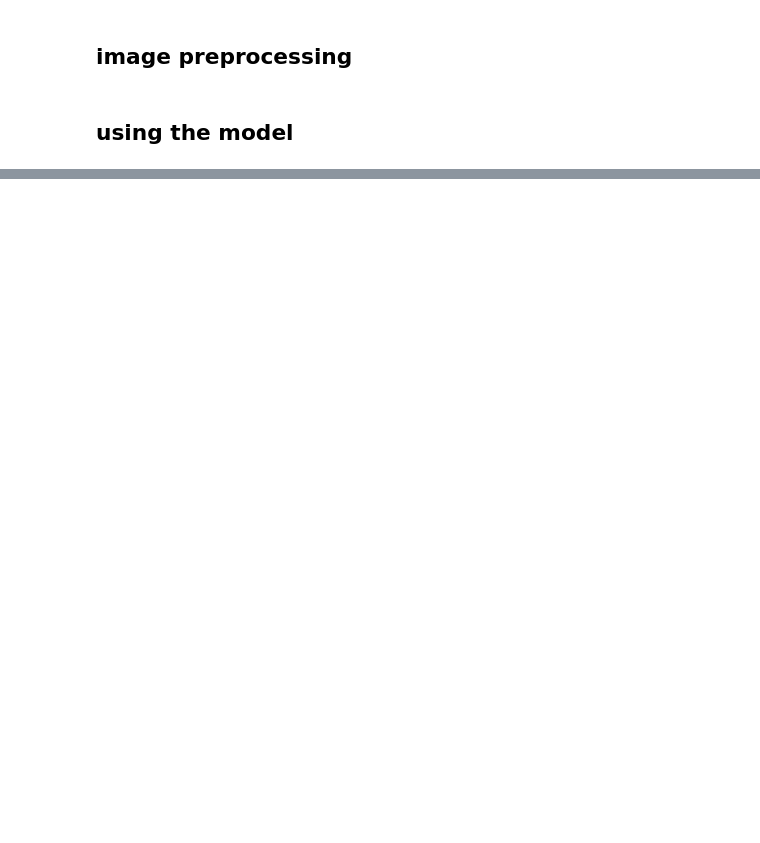
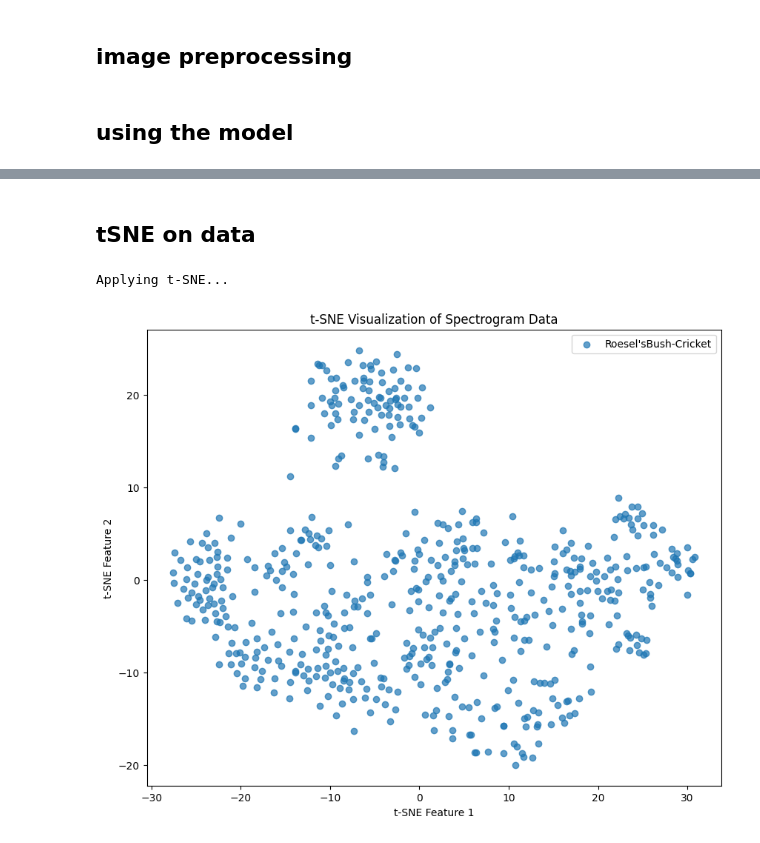
Before and after one commit to HarryHanson01/Automated-Orthoptera-bioacoustics-recognition-program, a Jupyter notebook: UsingTrainedModel.ipynb, the cells around one changed output, grey strips where cells are left out. Cells and saved outputs as stored; diff of their text form; code cells hidden in the pictures; blank space fills up the shorter version.

```diff
--- a/UsingTrainedModel.ipynb
+++ b/UsingTrainedModel.ipynb
@@ -122,8 +124,8 @@ class CNNModel(nn.Module):
         return x
 # %%
 # Load the model
-model = CNNModel(6) # number of classess
-model.load_state_dict(torch.load('cnn_grasshopper_cricket_classifier.pth'))
+model = CNNModel(5) # number of classess
+model.load_state_dict(torch.load('cnn_grasshopper_cricket_classifier_26-02-2025.pth'))
 model.eval()
 # %% [output]
 CNNModel(
@@ -244,0 +191,56 @@ Image: chunk_599_binary_processed_img.png, Predicted Class: NoID1
+# %% [markdown]
+## tSNE on data
+# %%
+from sklearn.manifold import TSNE
+import numpy as np
+import matplotlib.pyplot as plt
+from tqdm import tqdm
+
+imageFolder = "testProcessedSpecImgsFolder"
+
+classLabels = ['BackgroundNoise', 'MeadowGrasshopper', 'NoID1', 'NoID10', "Roesel'sBush-Cricket"]
+label_to_index = {label: idx for idx, label in enumerate(classLabels)}
+
+image_data = []
+image_labels = []
+
+for imageFilename in tqdm(os.listdir(imageFolder), desc="Collecting image data"):
+    if imageFilename.endswith(".png"):
+        imagePath = os.path.join(imageFolder, imageFilename)
+        image = cv2.imread(imagePath, cv2.IMREAD_GRAYSCALE)
+
+        if image is None:
+            print(f"Error loading image {imagePath}")
+            continue
+
+        image_resized = cv2.resize(image, (224, 224))
+        image_data.append(image_resized.flatten())
+
+        image_tensor = torch.tensor(image_resized, dtype=torch.float32).unsqueeze(0).unsqueeze(0)
+        image_tensor = image_tensor / 255.0
+
+        with torch.no_grad():
+            output = model(image_tensor)
+            _, predicted = torch.max(output, 1)
+            image_labels.append(predicted.item())
+
+image_data = np.array(image_data)
+image_labels = np.array(image_labels)
+
+print("Applying t-SNE...")
+tsne = TSNE(n_components=2, random_state=42, perplexity=30)
+image_data_2d = tsne.fit_transform(image_data)
+
+plt.figure(figsize=(10, 8))
+for label in np.unique(image_labels):
+    indices = image_labels == label
+    plt.scatter(image_data_2d[indices, 0], image_data_2d[indices, 1], label=classLabels[label], alpha=0.7)
+
+plt.title('t-SNE Visualization of Spectrogram Data')
+plt.xlabel('t-SNE Feature 1')
+plt.ylabel('t-SNE Feature 2')
+plt.legend()
+plt.show()
+# %% [output]
+Applying t-SNE...
+[figure, added]
```
Also changed, not shown: parts of 6 cells of this notebook, 2 other files.
